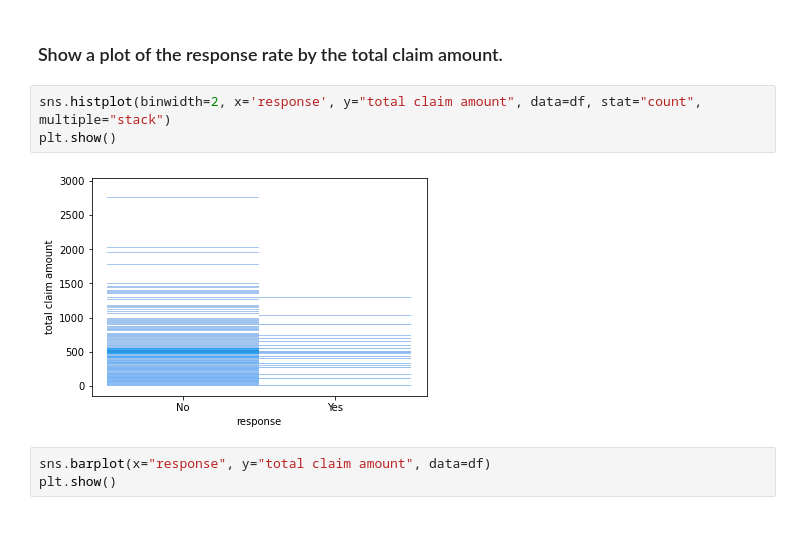
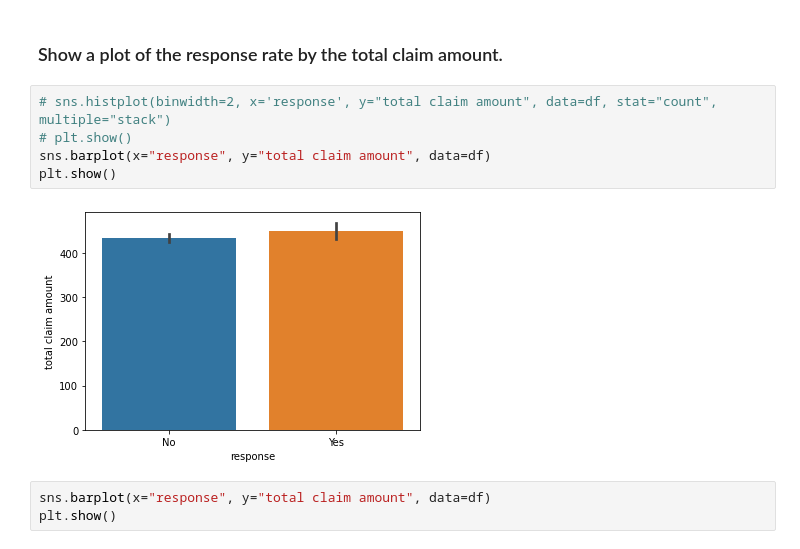
Before and after one commit to Jesus-Almansa/lab-customer-analysis-round-2, a Jupyter notebook: files_for_lab/csv_files/customer_analysis_round2.ipynb, the cells around one changed output. Drawn from its saved outputs; the diff is of its cells as text.

```diff
--- a/files_for_lab/csv_files/customer_analysis_round2.ipynb
+++ b/files_for_lab/csv_files/customer_analysis_round2.ipynb
@@ -96,10 +87,12 @@ plt.show()
 # %% [markdown]
 ### Show a plot of the response rate by the total claim amount.
 # %%
-sns.histplot(binwidth=2, x='response', y="total claim amount", data=df, stat="count", multiple="stack")
+# sns.histplot(binwidth=2, x='response', y="total claim amount", data=df, stat="count", multiple="stack")
+# plt.show()
+sns.barplot(x="response", y="total claim amount", data=df)
 plt.show()
 # %% [output]
-[figure, old version]
+[figure, new version]
 # %%
 sns.barplot(x="response", y="total claim amount", data=df)
 plt.show()
```
Also changed, not shown: parts of 2 cells of this notebook.
